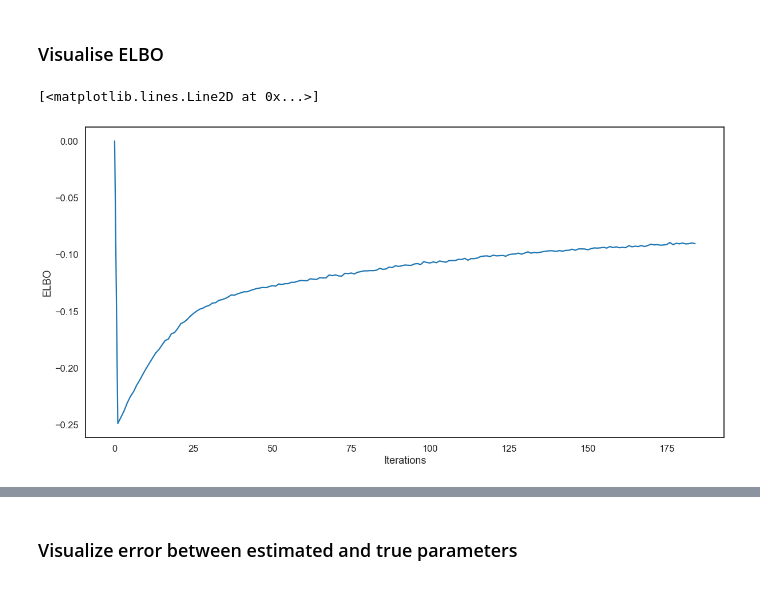
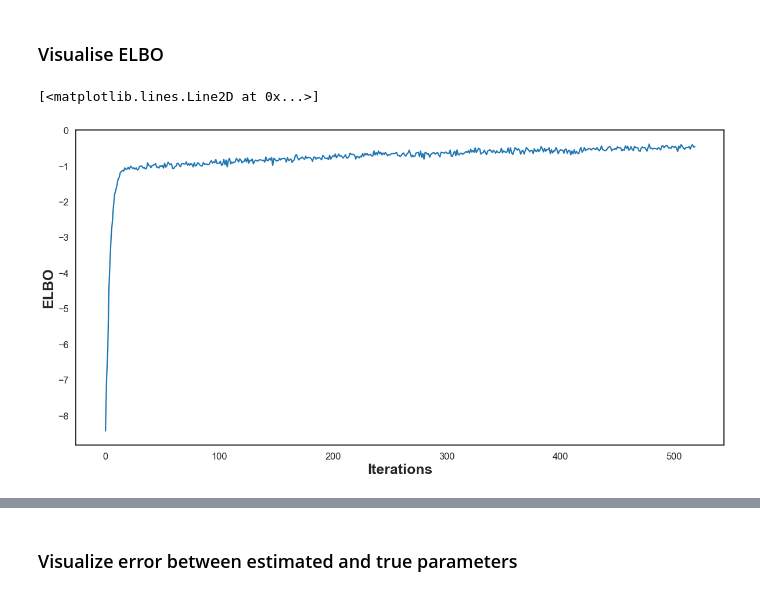
Before and after one commit to LinusBleistein/binary_ts, a Jupyter notebook: torch_structured_optim_softmax.ipynb, the cells around one changed output, grey strips where cells are left out. Drawn from its saved outputs; the diff is of its cells as text; code cells hidden in the pictures.

Commit message:
Cleaned git, stochastized ELBO

```diff
--- a/torch_structured_optim_softmax.ipynb
+++ b/torch_structured_optim_softmax.ipynb
@@ -821,12 +953,12 @@ class BinaryTS:
 ## Model specification
 # %%
 d = 2
-T = 2
+T = 4
 N = 200
 # %%
-true_A = 0.7*np.identity(d) + 0.1*np.random.randn(d,d)
+true_A = np.identity(d) + np.random.randn(d,d)
 true_B = np.diag(np.random.uniform(low=-0.8,high=0.8,size=d))
 
-small_noise = 1/2*np.random.randn(1)
-true_sigma = 2*np.identity(d) + small_noise*np.eye(d)[::-1]
+#small_noise = 1/2*np.random.randn(1)
+true_sigma = 2*np.identity(d)
 # %%
@@ -1197,15 +1023,17 @@ KeyboardInterrupt:
 # %% [markdown]
 ### Visualise ELBO
 # %%
+sns.set_context('talk')
+
 elbo = bints.elbo_track
 elbo = elbo.detach().numpy()
 f,ax=plt.subplots(figsize=(20,10))
 
-ax.set_ylabel('ELBO')
+ax.set_ylabel('ELBO',fontsize=25,fontweight='bold')
 
-ax.set_xlabel('Iterations')
+ax.set_xlabel('Iterations',fontsize=25,fontweight='bold')
 #ax.set_yscale('log')
-ax.plot(elbo[0:])
+ax.plot(elbo[1:])
 # %% [output]
 [<matplotlib.lines.Line2D at 0x...>]
-[figure, old version]
+[figure, new version]
```
Also changed, not shown: parts of 48 cells of this notebook.
